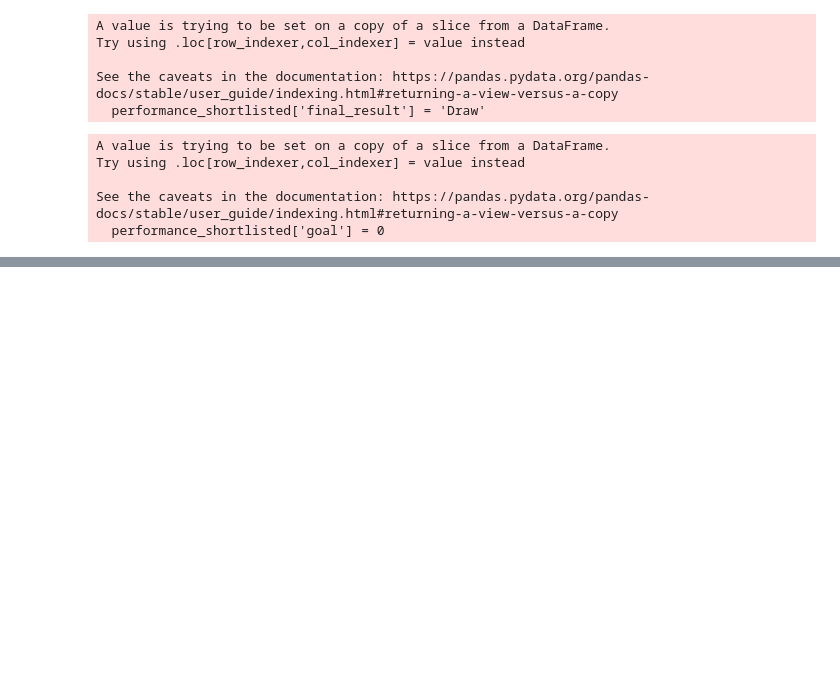
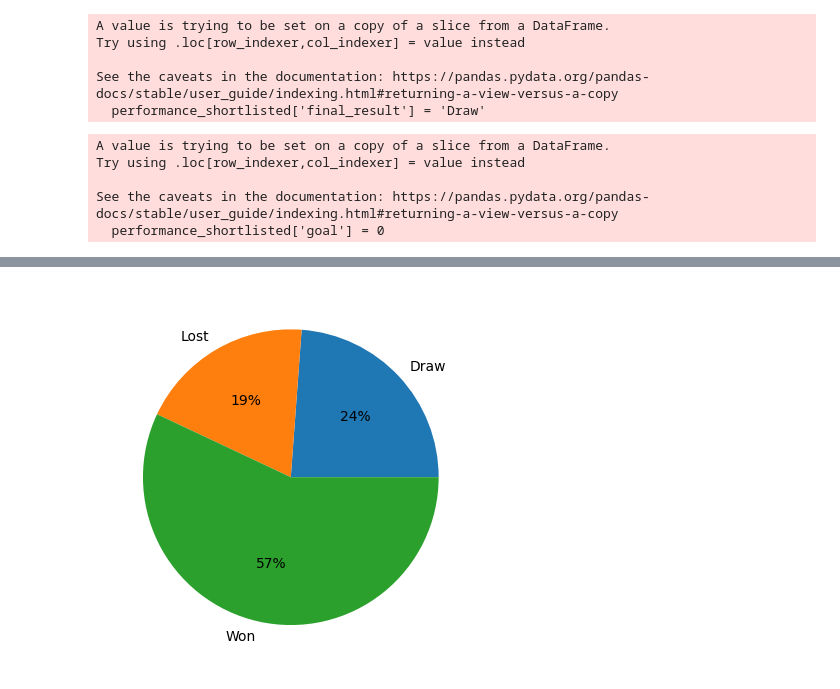
Before and after one commit to minhtran1309/DS_CC_solution, a Jupyter notebook: DS_foot_analysis.ipynb, the cells around one changed output, grey strips where cells are left out. Drawn from its saved outputs; the diff is of its cells as text; code cells hidden in the pictures; blank space fills up the shorter version.

Commit message:
update script to generate figure

```diff
--- a/DS_foot_analysis.ipynb
+++ b/DS_foot_analysis.ipynb
@@ -229,3 +267,7 @@ performance_shortlisted
 # %%
-performance_shortlisted[performance_shortlisted.home_team==performance_shortlisted.team, performance_shortlisted.home_score]
+performance_shortlisted.goal = np.where(performance_shortlisted.team == performance_shortlisted.home_team,
+                                        performance_shortlisted.home_score, performance_shortlisted.away_score)
+
+
+performance_shortlisted
 # %% [output]
@@ -233,13 +305,3 @@ NotImplementedError: iLocation based boolean indexing on an integer type is not
 # %%
-performance_shortlisted.loc[(performance_shortlisted.home_team==performance_shortlisted.team) &  (performance_shortlisted.home_score > performance_shortlisted.away_score), 'final_result'] = 'Won'
-performance_shortlisted.loc[(performance_shortlisted.home_team==performance_shortlisted.team) &  (performance_shortlisted.home_score < performance_shortlisted.away_score), 'final_result'] = 'Lost'
-performance_shortlisted[performance_shortlisted.home_team==performance_shortlisted.team]['goal'] = performance_shortlisted[performance_shortlisted.home_team==performance_shortlisted.team][performance_shortlisted.home_score]
-
-
-performance_shortlisted.loc[(performance_shortlisted.away_team==performance_shortlisted.team) &  (performance_shortlisted.home_score > performance_shortlisted.away_score), 'final_result'] = 'Lost'
-performance_shortlisted.loc[(performance_shortlisted.away_team==performance_shortlisted.team) &  (performance_shortlisted.home_score < performance_shortlisted.away_score), 'final_result'] = 'Won'
-performance_shortlisted[performance_shortlisted.away_team==performance_shortlisted.team]['goal'] = performance_shortlisted[performance_shortlisted.away_team==performance_shortlisted.team][performance_shortlisted.away_score]
-
-
 performance_shortlisted
 # %% [output]
@@ -247 +321,13 @@ KeyError: "None of [Float64Index([0.0, 4.0, 2.0, 2.0, 3.0, 1.0, 7.0, 2.0, 5.0, 5
+# %%
+general_result = performance_shortlisted.groupby(['final_result']).count().reset_index()
+# general_result.apply(lambda x: 100 * x / x.sum()).reset_index()
+general_result
+plt.pie(general_result['goal'], labels=general_result['final_result'],autopct='%.0f%%')
+
+plt.savefig('Canada_pie_chart.png')
+plt.show()
+# general_result
+# props = sizes.groupby('tournament').apply(lambda x: 100 * x / x.sum()).reset_index()
+# %% [output]
+[figure, added]
 # %%
```
Also changed, not shown: parts of 45 cells of this notebook.
